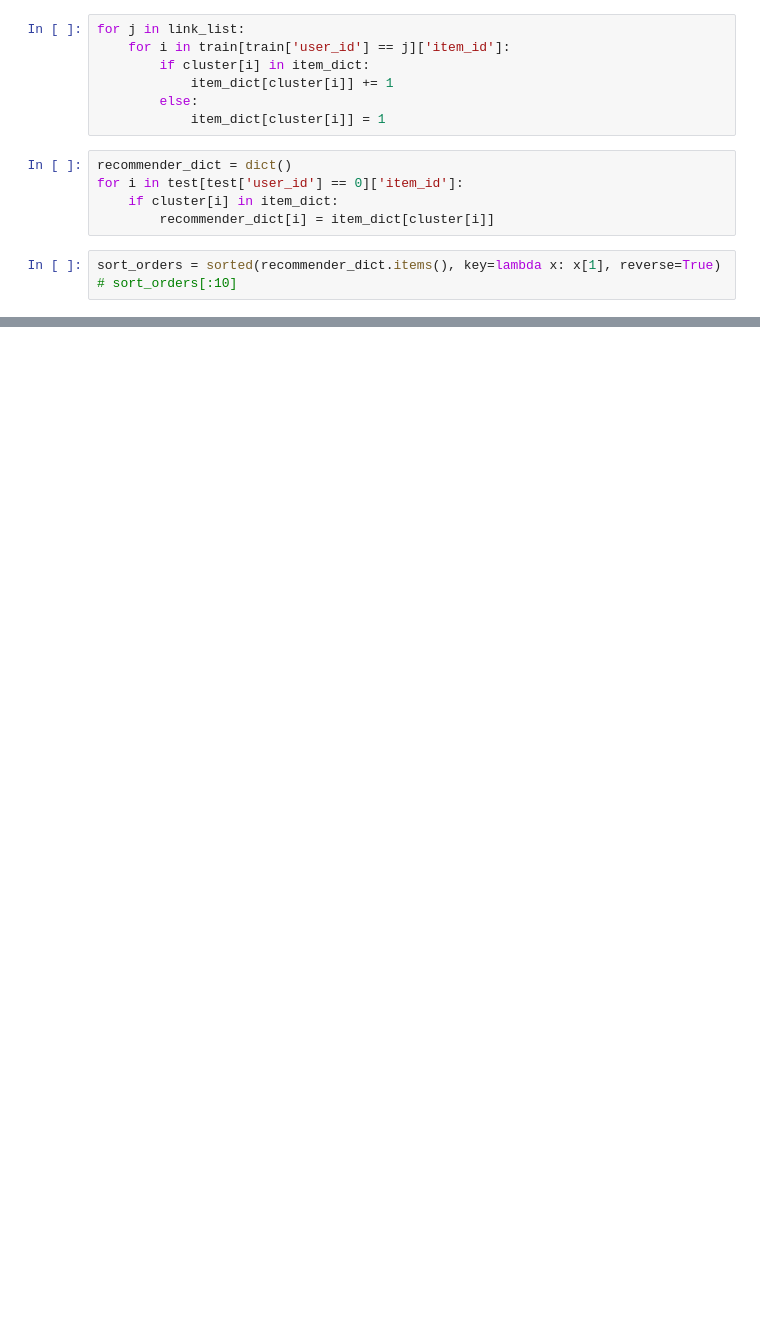
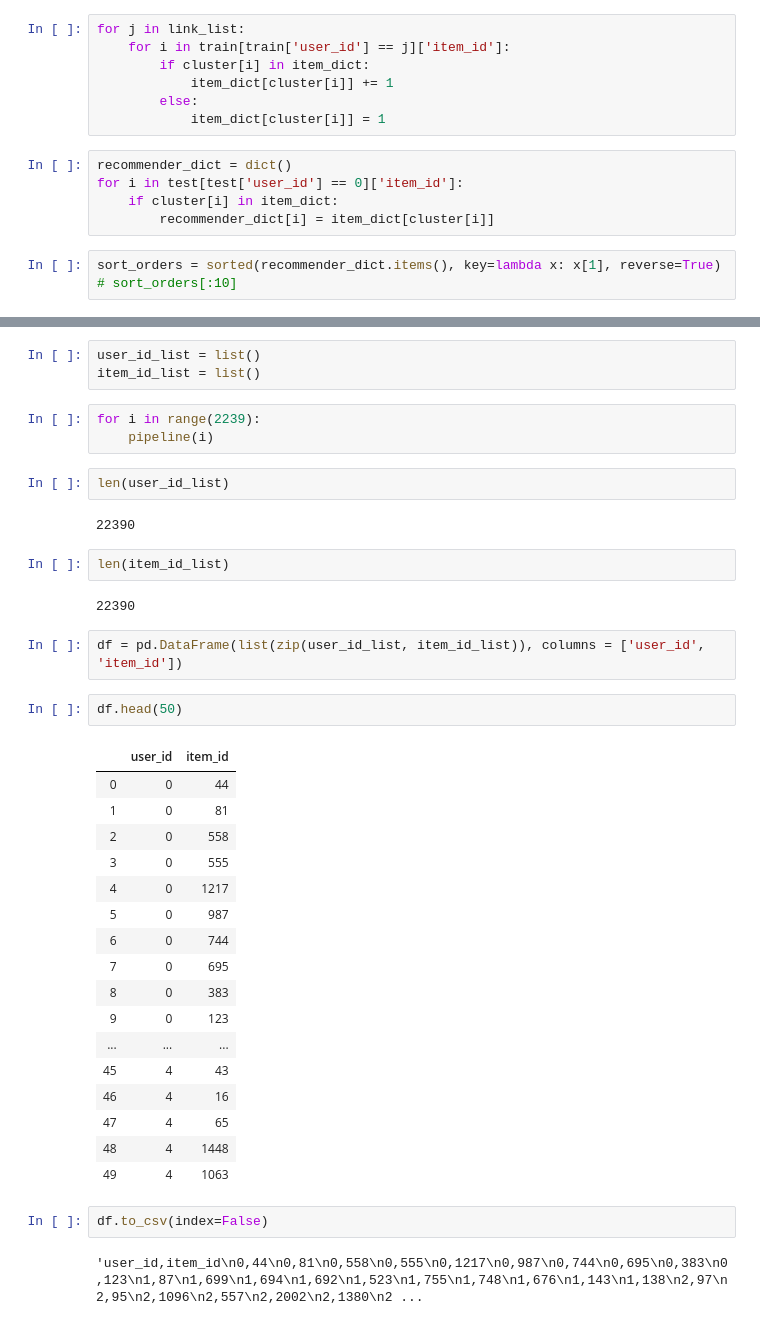
Before and after one commit to wuling31715/Kaggle, a Jupyter notebook: res2020/part1.ipynb, the cells around one changed output, grey strips where cells are left out. Cells and saved outputs as stored; diff of their text form; blank space fills up the shorter version.

```diff
--- a/res2020/part1.ipynb
+++ b/res2020/part1.ipynb
@@ -170,0 +138,40 @@ item_id
+# %%
+user_id_list = list()
+item_id_list = list()
+# %%
+for i in range(2239):
+    pipeline(i)
+# %%
+len(user_id_list)
+# %% [output]
+22390
+# %%
+len(item_id_list)
+# %% [output]
+22390
+# %%
+df = pd.DataFrame(list(zip(user_id_list, item_id_list)), columns = ['user_id', 'item_id'])
+# %%
+df.head(50)
+# %% [output]
+|  | user_id | item_id |
+| 0 | 0 | 44 |
+| 1 | 0 | 81 |
+| 2 | 0 | 558 |
+| 3 | 0 | 555 |
+| 4 | 0 | 1217 |
+| 5 | 0 | 987 |
+| 6 | 0 | 744 |
+| 7 | 0 | 695 |
+| 8 | 0 | 383 |
+| 9 | 0 | 123 |
+| ... | ... | ... |
+| 45 | 4 | 43 |
+| 46 | 4 | 16 |
+| 47 | 4 | 65 |
+| 48 | 4 | 1448 |
+| 49 | 4 | 1063 |
+# %%
+df.to_csv(index=False)
+# %% [output]
+'user_id,item_id\n0,44\n0,81\n0,558\n0,555\n0,1217\n0,987\n0,744\n0,695\n0,383\n0,123\n1,87\n1,699\n1,694\n1,692\n1,523\n1,755\n1,748\n1,676\n1,143\n1,138\n2,97\n2,95\n2,1096\n2,557\n2,2002\n2,1380\n2 ...
```
Also changed, not shown: parts of 15 cells of this notebook, 1 other file.
